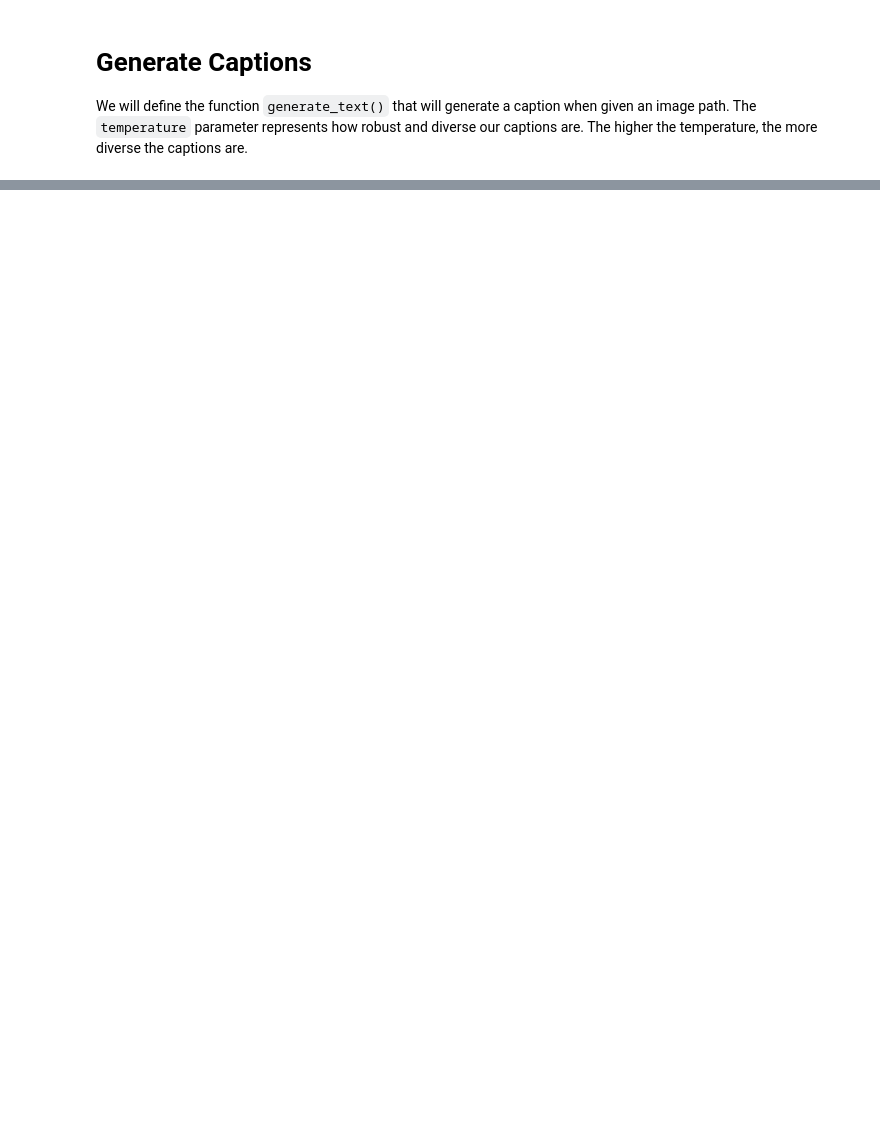
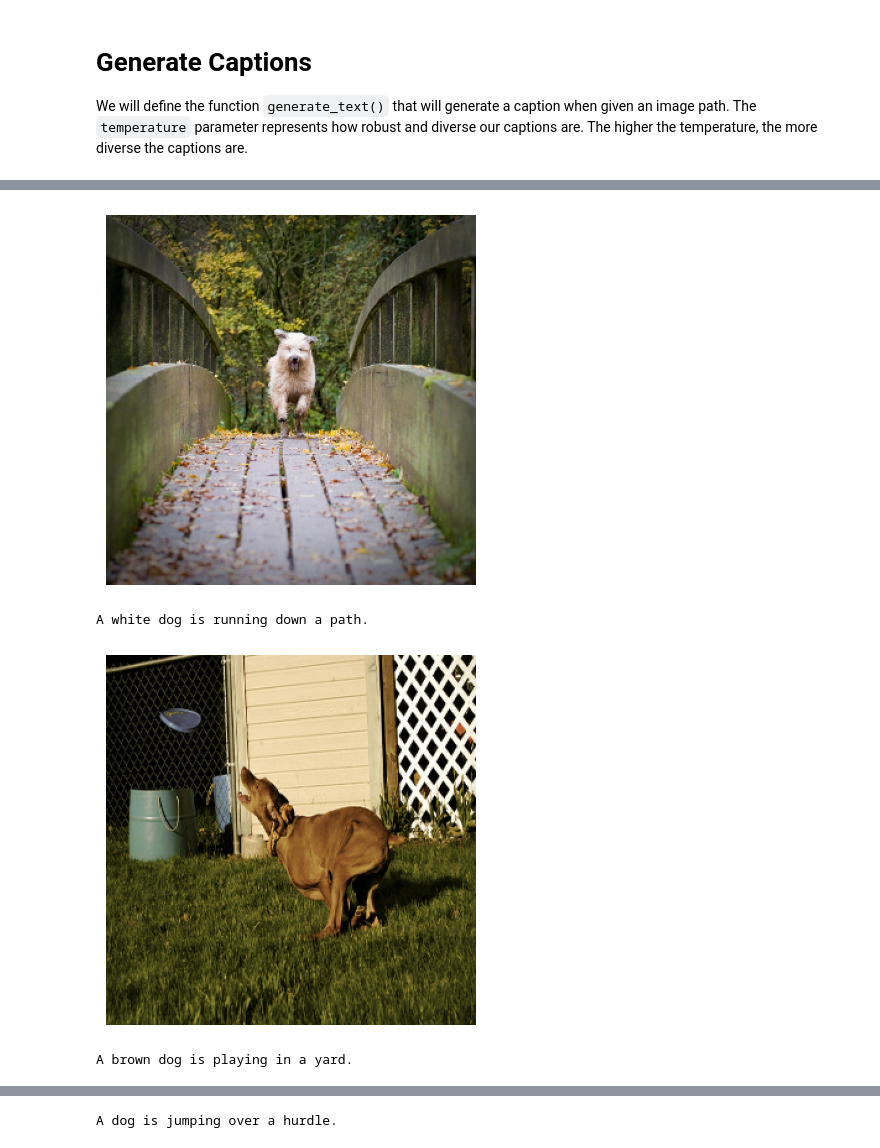
Before and after one commit to danplotkin/Transformer-based-Image-Captioning-From-Scratch-with-TensorFlow, a Jupyter notebook: Image_Captioner.ipynb, the cells around one changed output, grey strips where cells are left out. Cells and saved outputs as stored; diff of their text form; code cells hidden in the pictures; blank space fills up the shorter version.

```diff
--- a/Image_Captioner.ipynb
+++ b/Image_Captioner.ipynb
@@ -777,5 +733,5 @@ captioner = load_model(model_path, custom_objects=custom_objects)
 # %%
-captioner.load_weights(weights_path)
+model.load_weights(weights_path)
 # %% [output]
 <tensorflow.python.checkpoint.checkpoint.CheckpointLoadStatus at 0x...>
 # %% [markdown]
@@ -832,7 +788,7 @@ def generate_text(img, max_length=MAX_SEQ_LEN, temperature=0):
 
     tokens = initial
     for n in range(max_length):
-        preds = captioner((img, tokens), training=False).numpy()
+        preds = model((img, tokens), training=False).numpy()
         preds = preds[:,-1, :]
         if temperature==0:
             next = tf.argmax(preds, axis=-1)[:, tf.newaxis]
@@ -850,9 +805,0 @@ Now we will get 3 random images from the internet and generate captions with our
-# %%
-img_urls = ['https://i.pinimg.com/originals/67/7f/69/677f695c28eb07e7959ed5afab8edef6.jpg',
-            'https://www.telegraph.co.uk/content/dam/Pets/spark/pets-at-home-2017/happy-dog-running-grass-xlarge.jpg',
-            'https://i.pinimg.com/originals/4d/34/3a/4d343abbd59c38dede77b5d678d1f3d1.jpg']
-
-for url in img_urls:
-    path = tf.keras.utils.get_file(origin=url)
-    generate_text(path)
-    print()
@@ -865,0 +806,11 @@ A young boy in a red soccer uniform is playing soccer.
+# %%
+paths = [valid_set_raw[x][0] for x in np.random.randint(0, len(valid_set_raw), size=(3))]
+
+for path in paths:
+  generate_text(path)
+  print()
+# %% [output]
+[figure, added]
+A white dog is running down a path.
+[figure, added]
+A brown dog is playing in a yard.
@@ -865,0 +818 @@ A young boy in a red soccer uniform is playing soccer.
+A dog is jumping over a hurdle.
```
Also changed, not shown: parts of 24 cells of this notebook.
